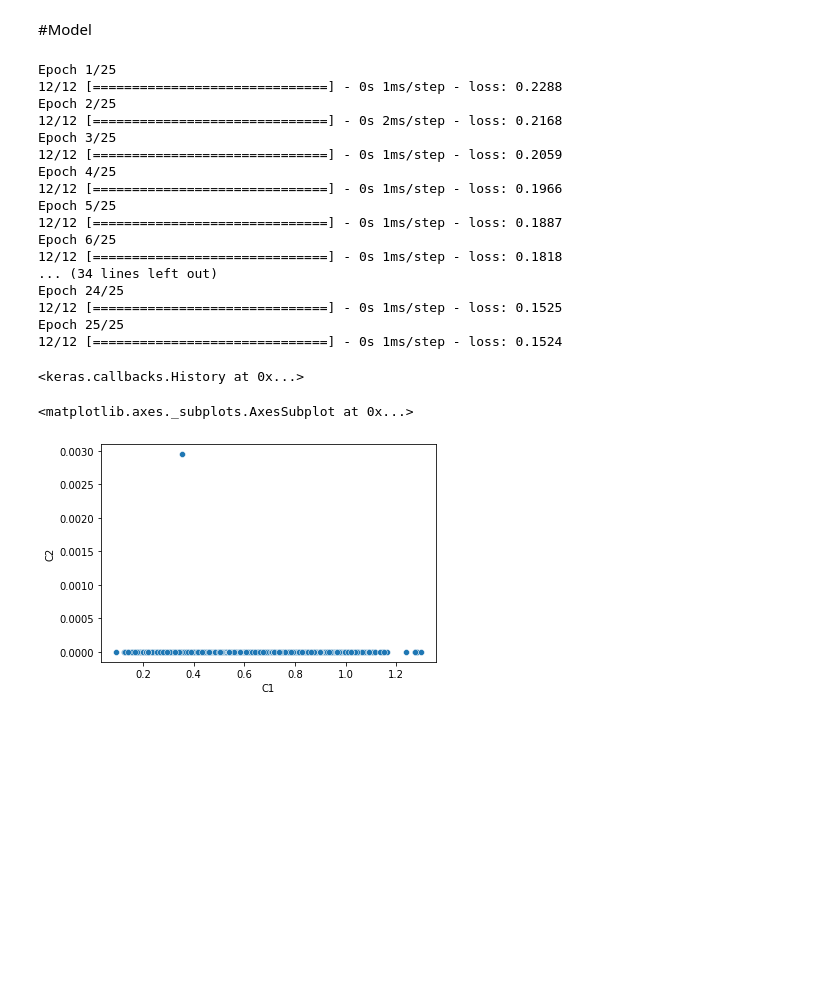
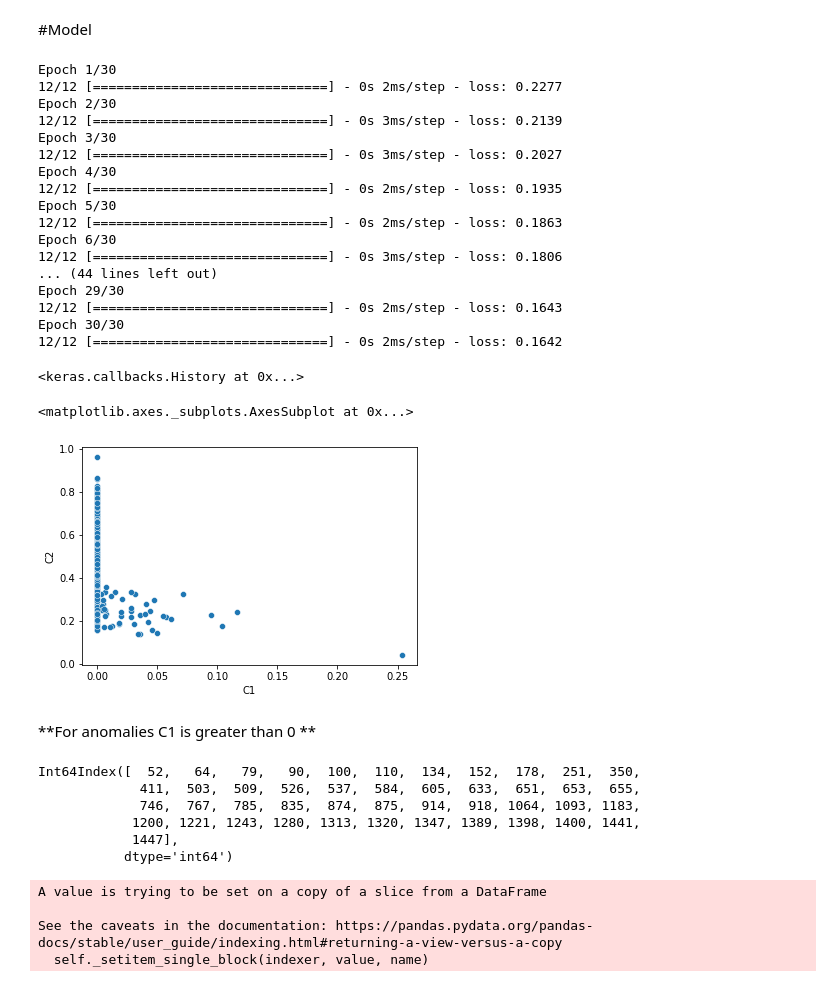
Before and after one commit to monikachudyba/ArtificialNeuralNetworkProjects, a Jupyter notebook: AEC-EmployeeAttrition.ipynb, the cells around one changed output. Cells and saved outputs as stored; diff of their text form; code cells hidden in the pictures; blank space fills up the shorter version.

```diff
--- a/AEC-EmployeeAttrition.ipynb
+++ b/AEC-EmployeeAttrition.ipynb
@@ -255,10 +270,10 @@ encoder = Sequential()
 encoder.add(Dense(22, activation="relu", input_shape=[44]))
 encoder.add(Dense(10, activation="relu"))
 encoder.add(Dense(5, activation="relu"))
-encoder.add(Dense(3, activation="relu"))
+encoder.add(Dense(2, activation="relu"))
 # %%
 decoder = Sequential()
-decoder.add(Dense(5, activation='relu', input_shape=[3]))
+decoder.add(Dense(5, activation='relu', input_shape=[2]))
 decoder.add(Dense(10, activation='relu'))
 decoder.add(Dense(22, activation='relu'))
 decoder.add(Dense(44, activation='relu'))
@@ -266,30 +281,30 @@ decoder.add(Dense(44, activation='relu'))
 autoencoder = Sequential([encoder, decoder])
 autoencoder.compile(loss="mse", optimizer=SGD(learning_rate=0.1))
 # %%
-autoencoder.fit(scaled_df, scaled_df, batch_size=128, epochs=25)
+autoencoder.fit(scaled_df, scaled_df, batch_size=128, epochs=30)
 # %% [output]
-Epoch 1/25
-12/12 [==============================] - 0s 1ms/step - loss: 0.2288
-Epoch 2/25
-12/12 [==============================] - 0s 2ms/step - loss: 0.2168
-Epoch 3/25
-12/12 [==============================] - 0s 1ms/step - loss: 0.2059
-Epoch 4/25
-12/12 [==============================] - 0s 1ms/step - loss: 0.1966
-Epoch 5/25
-12/12 [==============================] - 0s 1ms/step - loss: 0.1887
-Epoch 6/25
-12/12 [==============================] - 0s 1ms/step - loss: 0.1818
-... (34 lines left out)
-Epoch 24/25
-12/12 [==============================] - 0s 1ms/step - loss: 0.1525
-Epoch 25/25
-12/12 [==============================] - 0s 1ms/step - loss: 0.1524
+Epoch 1/30
+12/12 [==============================] - 0s 2ms/step - loss: 0.2277
+Epoch 2/30
+12/12 [==============================] - 0s 3ms/step - loss: 0.2139
+Epoch 3/30
+12/12 [==============================] - 0s 3ms/step - loss: 0.2027
+Epoch 4/30
+12/12 [==============================] - 0s 2ms/step - loss: 0.1935
+Epoch 5/30
+12/12 [==============================] - 0s 2ms/step - loss: 0.1863
+Epoch 6/30
+12/12 [==============================] - 0s 3ms/step - loss: 0.1806
+... (44 lines left out)
+Epoch 29/30
+12/12 [==============================] - 0s 2ms/step - loss: 0.1643
+Epoch 30/30
+12/12 [==============================] - 0s 2ms/step - loss: 0.1642
 <keras.callbacks.History at 0x...>
 # %%
 encoded_2dim = encoder.predict(scaled_df)
-results = pd.DataFrame(data=encoded_2dim, columns=['C1', 'C2', 'C3'])
-sns.scatterplot(x='C1',y='C2',data=results)
+results = pd.DataFrame(data=encoded_2dim, columns=['C1', 'C2'])
+sns.scatterplot(x='C1', y='C2', data=results)
 # %% [output]
 <matplotlib.axes._subplots.AxesSubplot at 0x...>
-[figure, old version]
+[figure, new version]
@@ -295,0 +313,2 @@ sns.scatterplot(x='C1',y='C2',data=results)
+# %% [markdown]
+**For anomalies C1 is greater than 0 **
@@ -295,0 +317,9 @@ sns.scatterplot(x='C1',y='C2',data=results)
+# %%
+out_aec.index
+# %% [output]
+Int64Index([  52,   64,   79,   90,  100,  110,  134,  152,  178,  251,  350,
+             411,  503,  509,  526,  537,  584,  605,  633,  651,  653,  655,
+             746,  767,  785,  835,  874,  875,  914,  918, 1064, 1093, 1183,
+            1200, 1221, 1243, 1280, 1313, 1320, 1347, 1389, 1398, 1400, 1441,
+            1447],
+           dtype='int64')
@@ -296 +328,8 @@ sns.scatterplot(x='C1',y='C2',data=results)
+# %%
+results['out'].iloc[out_aec.index] = 1
+# %% [output]
+A value is trying to be set on a copy of a slice from a DataFrame
+
+See the caveats in the documentation: https://pandas.pydata.org/pandas-docs/stable/user_guide/indexing.html#returning-a-view-versus-a-copy
+  self._setitem_single_block(indexer, value, name)
 # %%
```
Also changed, not shown: parts of 21 cells of this notebook.
